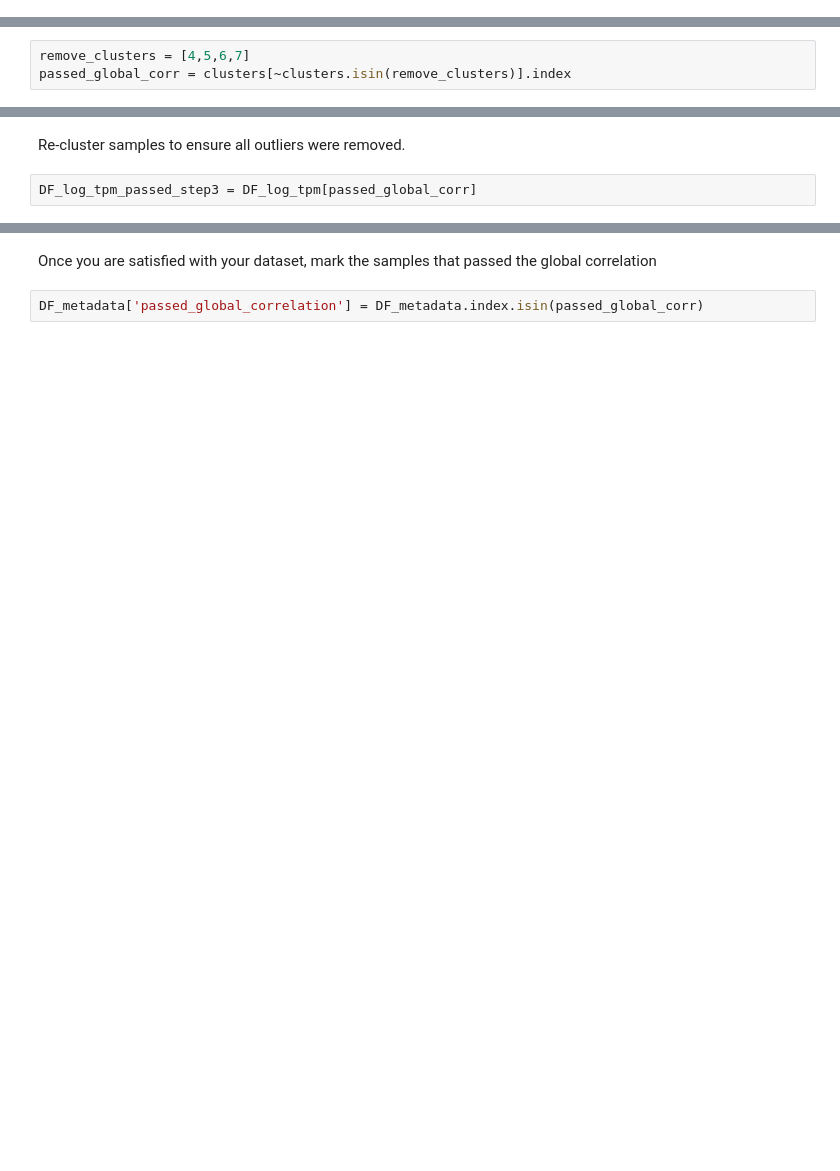
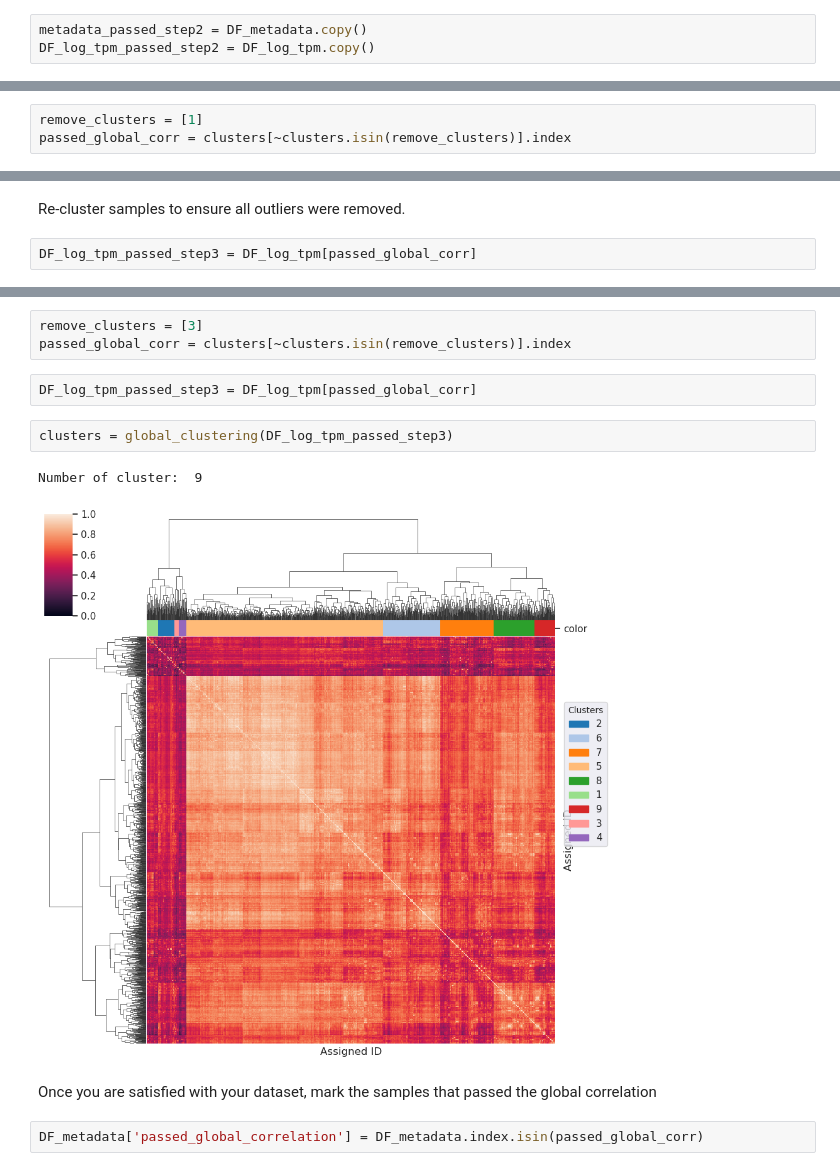
Before and after one commit to XuwenAmyLou/modulome-C_Glutamicum_Microarray_clean, a Jupyter notebook: 6_quality_control/expression_QC_part1.ipynb, the cells around one changed output, grey strips where cells are left out. Saved outputs shown, nothing was run; the diff lists cells and outputs as text; blank space fills up the shorter version.

```diff
--- a/6_quality_control/expression_QC_part1.ipynb
+++ b/6_quality_control/expression_QC_part1.ipynb
@@ -139,3 +82,6 @@ DF_log_tpm_passed_step2 = DF_log_tpm[metadata_passed_step2.index]
+# %%
+metadata_passed_step2 = DF_metadata.copy()
+DF_log_tpm_passed_step2 = DF_log_tpm.copy()
 # %% [markdown]
 A clustermap is a great way to visualize the global correlations between one sample and all others. The ``global_clustering`` function uses hierarchical clustering to identify specific clusters in the clustermap. The optional arguments are:
 
@@ -191,7 +140,7 @@ clusters = global_clustering(DF_log_tpm_passed_step2)
 # %% [markdown]
 Select clusters to remove.
 # %%
-remove_clusters = [4,5,6,7]
+remove_clusters = [1]
 passed_global_corr = clusters[~clusters.isin(remove_clusters)].index
 # %% [markdown]
 The following code can be adapted to see the NCBI SRA accession for samples in each cluster.
@@ -206,3 +176,13 @@ clusters = global_clustering(DF_log_tpm_passed_step3)
+# %%
+remove_clusters = [3]
+passed_global_corr = clusters[~clusters.isin(remove_clusters)].index
+# %%
+DF_log_tpm_passed_step3 = DF_log_tpm[passed_global_corr]
+# %%
+clusters = global_clustering(DF_log_tpm_passed_step3)
+# %% [output]
+Number of cluster:  9
+[figure, added]
 # %% [markdown]
 Once you are satisfied with your dataset, mark the samples that passed the global correlation
 # %%
```
Also changed, not shown: parts of 32 cells of this notebook, 4 other files.
